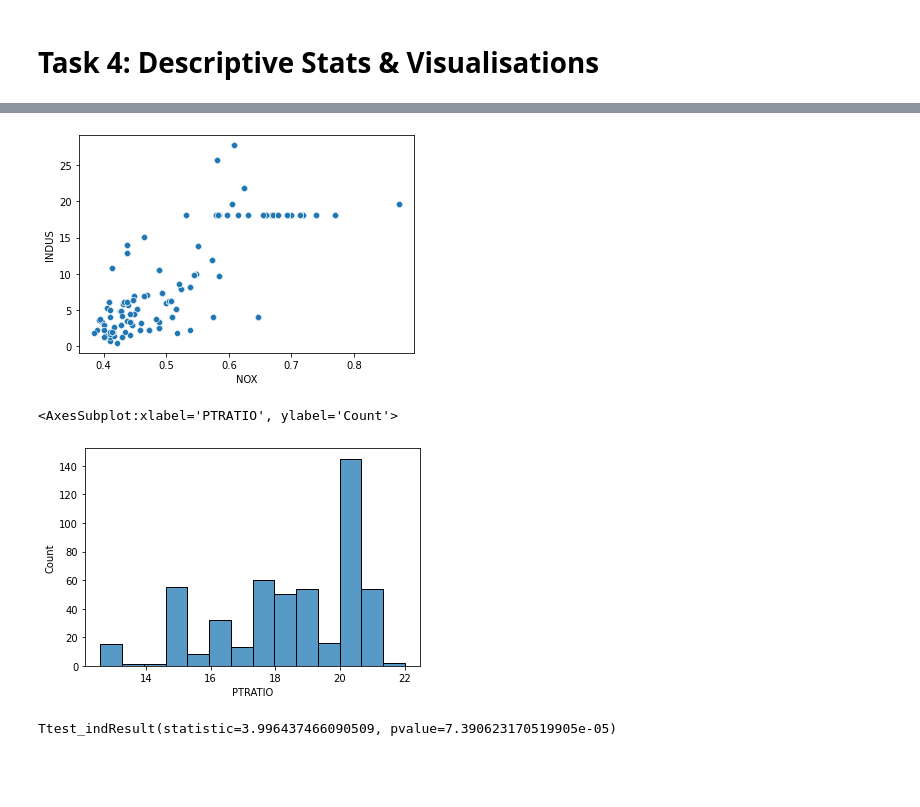
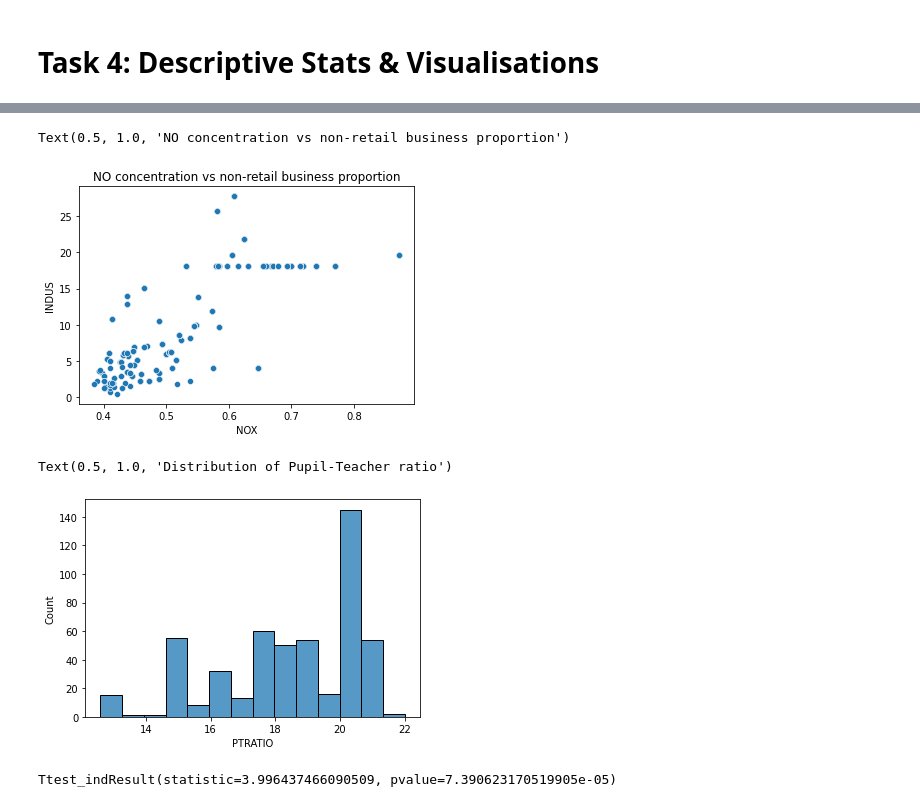
Before and after one commit to jon124/ibm_stats_ds, a Jupyter notebook: Milestone_Project.ipynb, the cells around one changed output, grey strips where cells are left out. Saved outputs shown, nothing was run; the diff lists cells and outputs as text; code cells hidden in the pictures; blank space fills up the shorter version.

```diff
--- a/Milestone_Project.ipynb
+++ b/Milestone_Project.ipynb
@@ -110,20 +113,23 @@ ax = sns.boxplot(x='AGE_BAND',y='MEDV', data=df)
 # %%
 """
 Provide a scatter plot to show the relationship between Nitric oxide concentrations
 and the proportion of non-retail business acres per town. What can you say about the relationship?
 """
 ax = sns.scatterplot(x='NOX', y='INDUS', data=df)
+ax.set_title('NO concentration vs non-retail business proportion')
 
 #Moderate positive liner relationship under NOX 0.6 after this relationship is constant
 # %% [output]
+Text(0.5, 1.0, 'NO concentration vs non-retail business proportion')
-[figure, old version]
+[figure, new version]
 # %%
 #Create a histogram for the pupil to teacher ratio variable
 sns.histplot(data=df, x='PTRATIO')
+ax.set_title('Distribution of Pupil-Teacher ratio')
 
 #Most common ratio is 20 pupils to teachers
 # %% [output]
-<AxesSubplot:xlabel='PTRATIO', ylabel='Count'>
+Text(0.5, 1.0, 'Distribution of Pupil-Teacher ratio')
 [figure]
 # %%
 """
```
Also changed, not shown: parts of 3 cells of this notebook.
